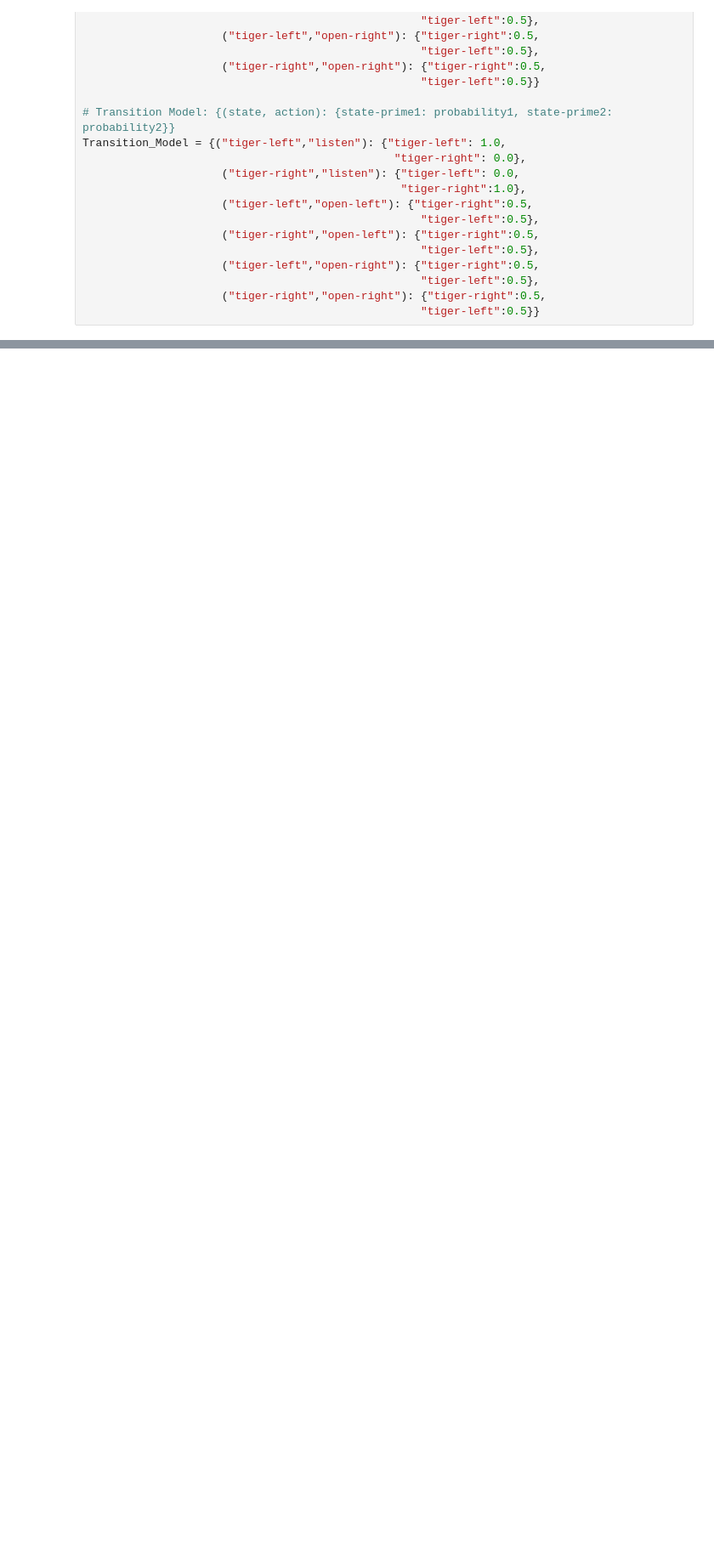
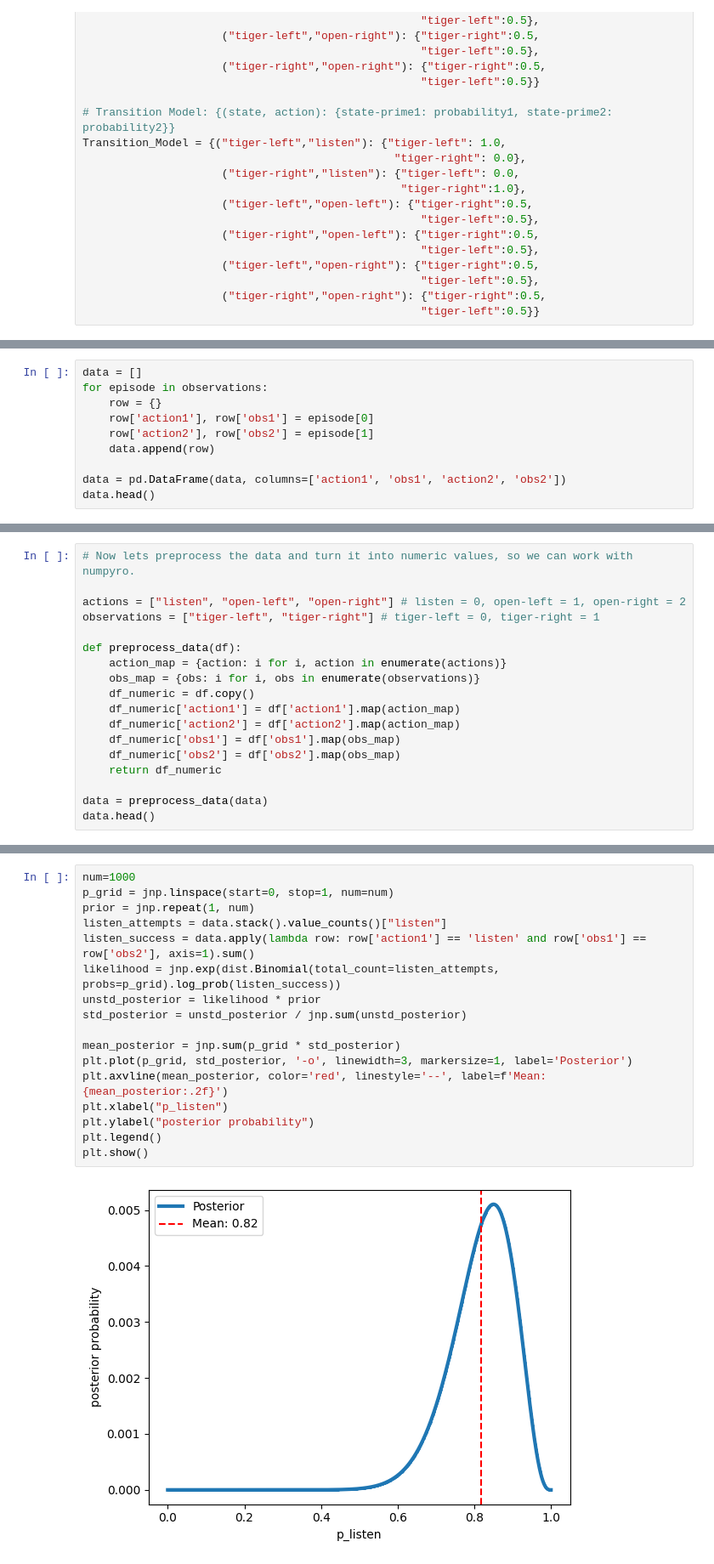
Before and after one commit to ibenatar-96/tiger-pomdp-mplr, a Jupyter notebook: tiger_pomdp_mplr.ipynb, the cells around one changed output, grey strips where cells are left out. Shown at 85% size. Saved outputs shown, nothing was run; the diff lists cells and outputs as text; blank space fills up the shorter version.

```diff
--- a/tiger_pomdp_mplr.ipynb
+++ b/tiger_pomdp_mplr.ipynb
@@ -209,0 +158,10 @@ def tiger_model(obs=None):
+# %%
+data = []
+for episode in observations:
+    row = {}
+    row['action1'], row['obs1'] = episode[0]
+    row['action2'], row['obs2'] = episode[1]
+    data.append(row)
+
+data = pd.DataFrame(data, columns=['action1', 'obs1', 'action2', 'obs2'])
+data.head()
@@ -209,0 +175,18 @@ def tiger_model(obs=None):
+# %%
+# Now lets preprocess the data and turn it into numeric values, so we can work with numpyro.
+
+actions = ["listen", "open-left", "open-right"] # listen = 0, open-left = 1, open-right = 2
+observations = ["tiger-left", "tiger-right"] # tiger-left = 0, tiger-right = 1
+
+def preprocess_data(df):
+    action_map = {action: i for i, action in enumerate(actions)}
+    obs_map = {obs: i for i, obs in enumerate(observations)}
+    df_numeric = df.copy()
+    df_numeric['action1'] = df['action1'].map(action_map)
+    df_numeric['action2'] = df['action2'].map(action_map)
+    df_numeric['obs1'] = df['obs1'].map(obs_map)
+    df_numeric['obs2'] = df['obs2'].map(obs_map)
+    return df_numeric
+
+data = preprocess_data(data)
+data.head()
@@ -209,0 +200,19 @@ def tiger_model(obs=None):
+# %%
+num=1000
+p_grid = jnp.linspace(start=0, stop=1, num=num)
+prior = jnp.repeat(1, num)
+listen_attempts = data.stack().value_counts()["listen"]
+listen_success = data.apply(lambda row: row['action1'] == 'listen' and row['obs1'] == row['obs2'], axis=1).sum()
+likelihood = jnp.exp(dist.Binomial(total_count=listen_attempts, probs=p_grid).log_prob(listen_success))
+unstd_posterior = likelihood * prior
+std_posterior = unstd_posterior / jnp.sum(unstd_posterior)
+
+mean_posterior = jnp.sum(p_grid * std_posterior)
+plt.plot(p_grid, std_posterior, '-o', linewidth=3, markersize=1, label='Posterior')
+plt.axvline(mean_posterior, color='red', linestyle='--', label=f'Mean: {mean_posterior:.2f}')
+plt.xlabel("p_listen")
+plt.ylabel("posterior probability")
+plt.legend()
+plt.show()
+# %% [output]
+[figure, added]
```
Also changed, not shown: parts of 18 cells of this notebook.
